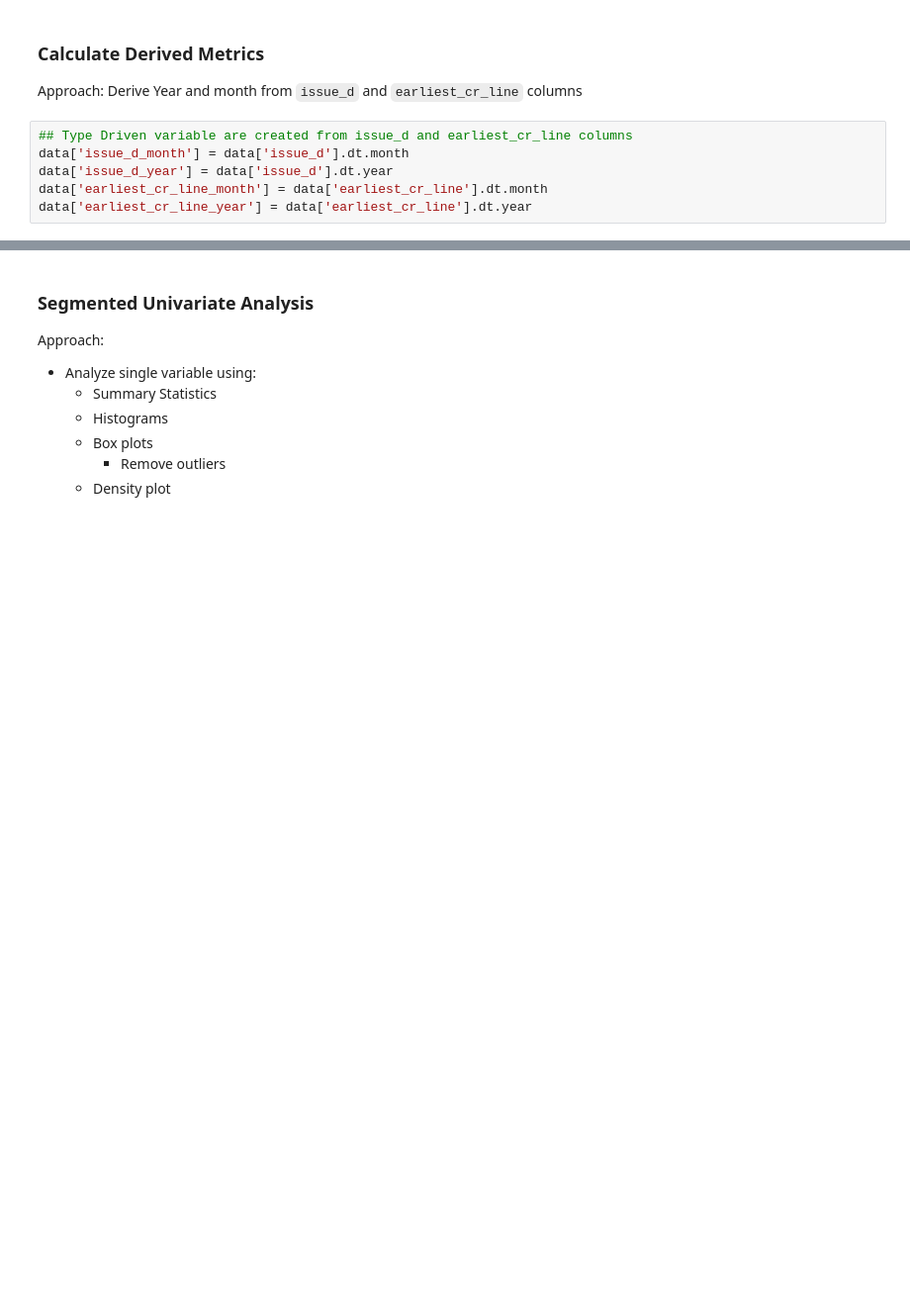
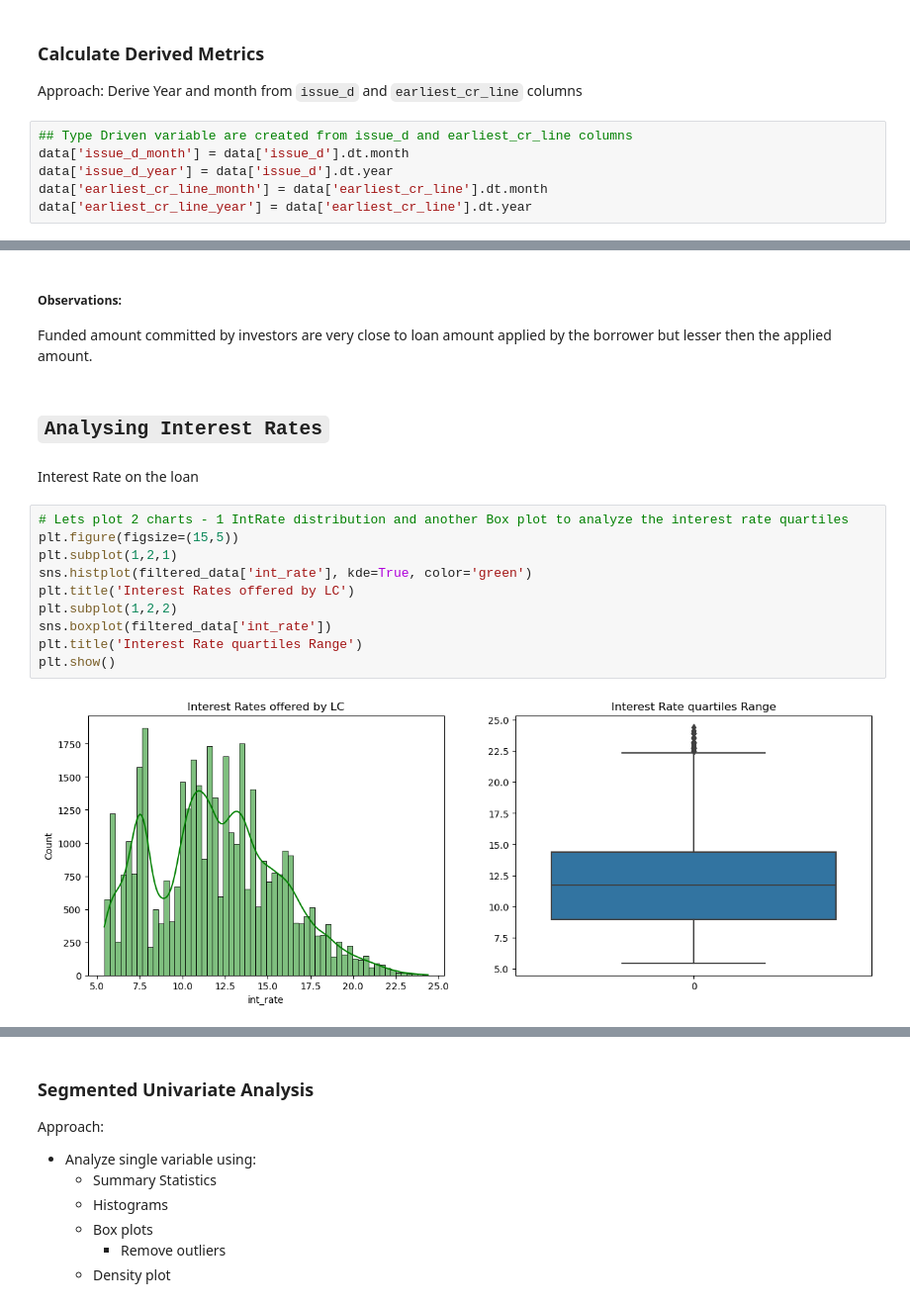
Before and after one commit to nigamreetesh84/LendingClubCasseStudy, a Jupyter notebook: Reetesh_Nigam.ipynb, the cells around one changed output, grey strips where cells are left out. Shown: that part at 99% size. Drawn from its saved outputs; the diff is of its cells as text; blank space fills up the shorter version.

```diff
--- a/Reetesh_Nigam.ipynb
+++ b/Reetesh_Nigam.ipynb
@@ -388,0 +510,19 @@ Approach: Analyze single variable using:
+# %% [markdown]
+##### Observations:
+Funded amount committed by investors are very close to loan amount applied by the borrower but lesser then the applied amount.
+# %% [markdown]
+## `Analysing Interest Rates`
+# %% [markdown]
+Interest Rate on the loan
+# %%
+# Lets plot 2 charts - 1 IntRate distribution and another Box plot to analyze the interest rate quartiles
+plt.figure(figsize=(15,5))
+plt.subplot(1,2,1)
+sns.histplot(filtered_data['int_rate'], kde=True, color='green')
+plt.title('Interest Rates offered by LC')
+plt.subplot(1,2,2)
+sns.boxplot(filtered_data['int_rate'])
+plt.title('Interest Rate quartiles Range')
+plt.show()
+# %% [output]
+[figure, added]
```
Also changed, not shown: parts of 80 cells of this notebook, 1 other file.
